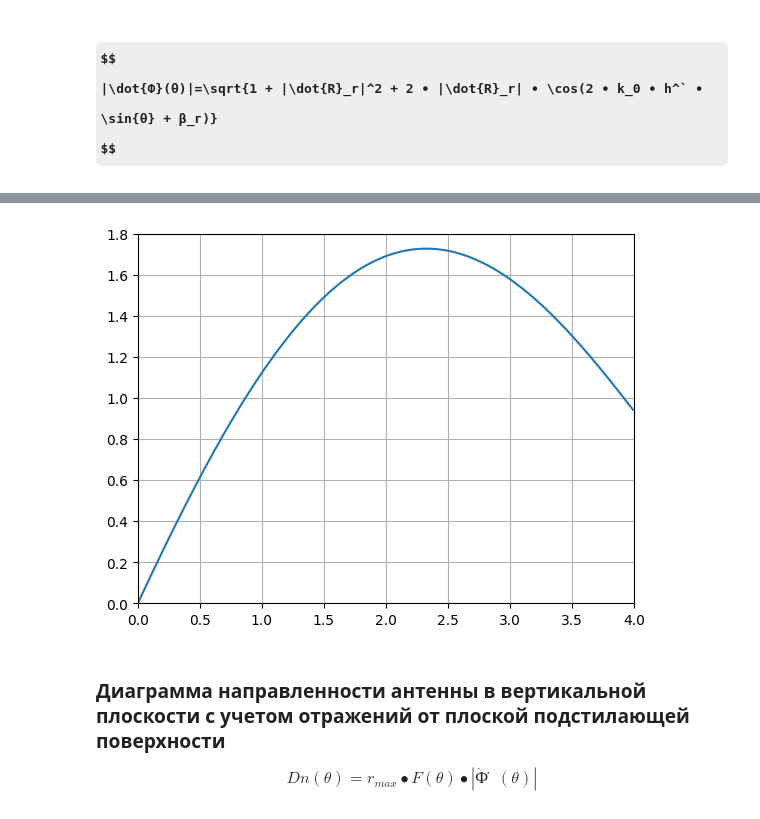
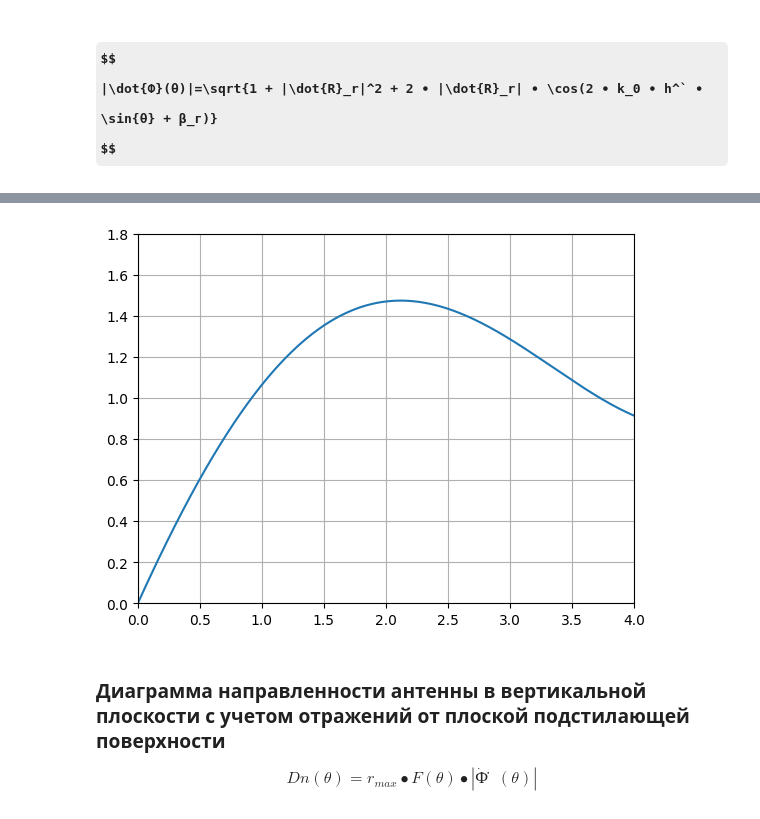
Before and after one commit to Gnom431/Open_ASSN, a Jupyter notebook: АССН_1_рлс.ipynb, the cells around one changed output, grey strips where cells are left out. Saved outputs shown, nothing was run; the diff lists cells and outputs as text; code cells hidden in the pictures; some formulas as TeX source.

```diff
--- a/АССН_1_рлс.ipynb
+++ b/АССН_1_рлс.ipynb
@@ -439,16 +518,19 @@ $$
 from numpy import sqrt, cos, degrees, angle, pi
 h = 7 # столбец " K "
 j = 1j
+# удельная проводимость атмосферы, См/м
+qr1 = 0.0
 #Удельная проводимость среды
 qr2 = 0.1 # столбец " AA "
 #Волновое число
 k0 = (2*pi)/ly
 #Круговая частота
-w_round = (2 * pi * 3*10**8)/ly
+w_round = 2 * pi * 3*(10**8)/ly
 #Относительная магнитная проницаемость среды
 e_0 = (10**(-9))/(36 * pi)
 #Магнитная постоянная вакуума
 u_0 = 4*pi*10**(-7)
+u_0 = 4 * pi * 1e-7     # магнитная постоянная, Гн/м
 #Относительная диэлектрическая проницаемость атмосферы
 e_1 = 1
 #Относительная диэлектрическая проницаемость подстилающей поверхности
@@ -458,47 +540,44 @@ e_a1 = e_0 * e_1
 #Абсолютная диэлектрическая проницаемость подстилающей поверхности
 e_a2 = e_0 * e_2
 #Удельная проводимость атмосферы
-qr1 = 0.0                  # удельная проводимость атмосферы, См/м
 #Относительная магнитная проницаемость атмосферы
 u_a1 = 1
 #Относительная магнитная проницаемость подстилающей поверхности
 u_a2 = 1
 #Абсолютная магнитная проницаемость атмосферы
 u_a1A = u_0*u_a1
 #Абсолютная магнитная проницаемость подстилающей поверхности
 u_a2A = u_0*u_a2
 #Комплексная диэлектрическая проницаемость атмосферы
 dot_e_a1 = e_a1 - j * (qr1/w_round)
 dot_e_a2 = e_a2 - j * (qr2/w_round)
 
 #Комплексный коэффициент фазы
-dot_k1 = w_round  * sqrt(dot_e_a1 * u_a1A)
-dot_k2 = w_round  * sqrt(dot_e_a2 * u_a2A)
-
+dot_k1 = w_round * sqrt(dot_e_a1 * u_a1A)
+dot_k2 = w_round * sqrt(dot_e_a2 * u_a2A)
 
 
 xf0=[]
 yf0=[]
-pravka = radians(1)
-for e_g  in range(int(e_min*10000), int(e_max*10000), 1):
-    e = e_g/10000
+for e_g  in range(0, int(e_max*100000)+1, 1):
+    e = e_g/100000
     #для горизонтальной поляризации
     #dot_R =  (u_a2A*dot_k1*sin(e) - u_a1A*sqrt(dot_k2**2 - (dot_k1**2)*(cos(e)**2))/(u_a2A*dot_k1*sin(e) + u_a1A*sqrt(dot_k2**2 - (dot_k1**2)*(cos(e)**2))))
     #B_r = 2 * pi - angle(dot_R) #горизонталная  =  B_r = radians(360)-radians(dot_R_r)
 
     #для вертикальной поляризации
-    dot_R =  (dot_e_a2*dot_k1*sin(e) - dot_e_a1*sqrt(dot_k2**2 - (dot_k1**2)*(cos(e)**2))/(dot_e_a2*dot_k1*sin(e) + dot_e_a1*sqrt(dot_k2**2 - (dot_k1**2)*(cos(e)**2))))
+    dot_R =  (dot_e_a2*dot_k1*sin(e) - dot_e_a1*sqrt(dot_k2**2 - (dot_k1**2)*(cos(e)**2))) /(dot_e_a2*dot_k1*sin(e) + dot_e_a1*sqrt(dot_k2**2 - (dot_k1**2)*(cos(e)**2)))
     B_r = angle(dot_R)          #вертикальная =  B_r = radians(dot_R_r)
     E = sqrt(1 + abs(dot_R)**2 + 2*abs(dot_R) * cos(2*k0*h*sin(e) + B_r))
     xf0.append(degrees(e))
     yf0.append(E)
 plt.ylim(0, 1.8)
 plt.xlim(0, degrees(e_max))
 plt.plot(xf0, yf0)
 plt.grid()
 plt.show()
 # %% [output]
-[figure, old version]
+[figure, new version]
 # %% [markdown]
 ### Диаграмма направленности антенны в вертикальной плоскости с учетом отражений от плоской подстилающей поверхности
 $$
```
Also changed, not shown: parts of 11 cells of this notebook.
